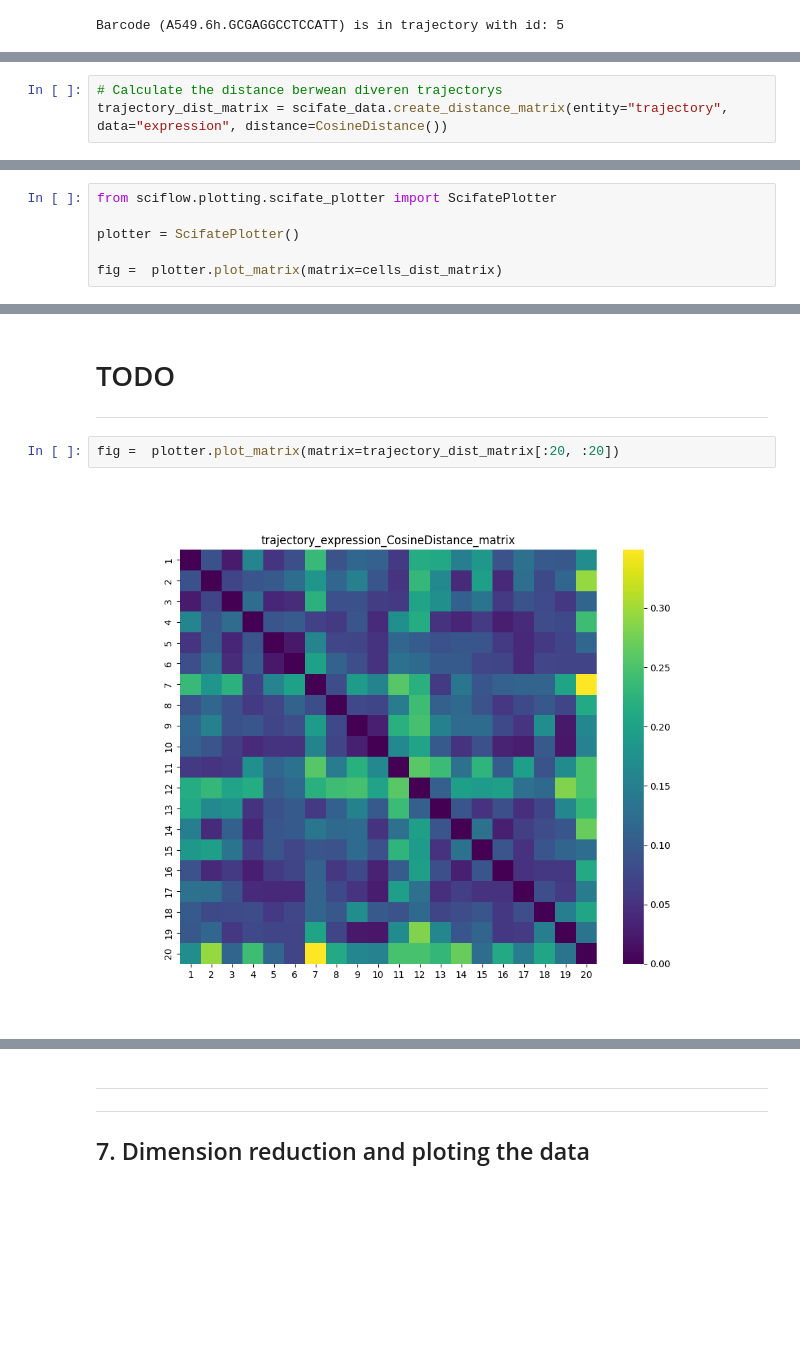
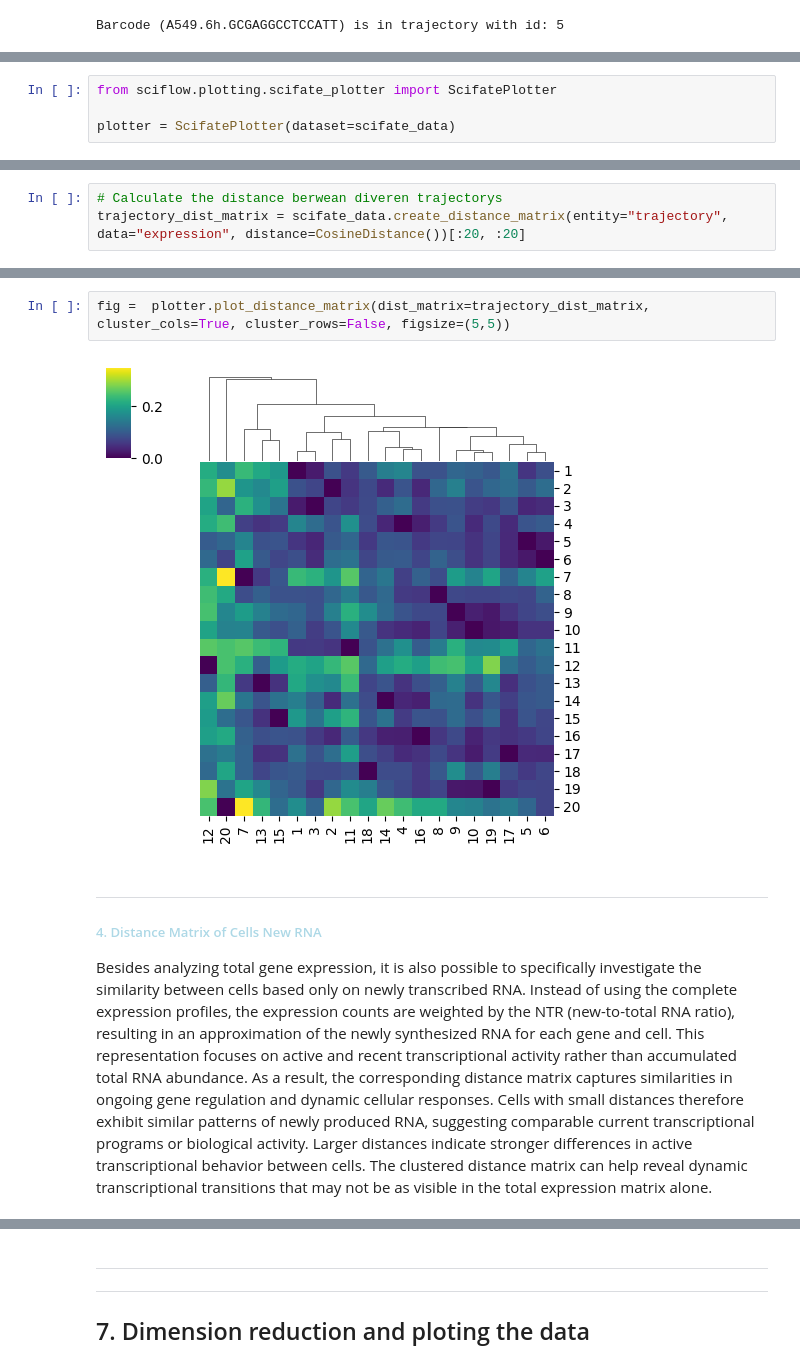
Before and after one commit to ZanderNic/sciflow, a Jupyter notebook: notebooks/01_tutorial.ipynb, the cells around one changed output, grey strips where cells are left out. Saved outputs shown, nothing was run; the diff lists cells and outputs as text; blank space fills up the shorter version.

```diff
--- a/notebooks/01_tutorial.ipynb
+++ b/notebooks/01_tutorial.ipynb
@@ -407,3 +451,7 @@ For example:
   rows = trajectories, columns = concatenated trajectory features
 
 The resulting distance matrices are stored as `LabeledDistanceMatrix` objects and can optionally be cached inside the dataset for later reuse.
+# %%
+from sciflow.plotting.scifate_plotter import ScifatePlotter
+
+plotter = ScifatePlotter(dataset=scifate_data)
@@ -418,3 +498,3 @@ genes_dist_matrix = scifate_data.create_distance_matrix(matrix=expression_genes,
 # %%
 # Calculate the distance berwean diveren trajectorys
-trajectory_dist_matrix = scifate_data.create_distance_matrix(entity="trajectory", data="expression", distance=CosineDistance())
+trajectory_dist_matrix = scifate_data.create_distance_matrix(entity="trajectory", data="expression", distance=CosineDistance())[:20, :20]
@@ -424,6 +500,0 @@ trajectory_dist_matrix = scifate_data.create_distance_matrix(entity="trajectory"
-# %%
-from sciflow.plotting.scifate_plotter import ScifatePlotter
-
-plotter = ScifatePlotter()
-
-fig =  plotter.plot_matrix(matrix=cells_dist_matrix)
@@ -440,8 +501,9 @@ fig =  plotter.plot_matrix(matrix=genes_dist_matrix)
-# %% [markdown]
-# TODO
-
----
 # %%
-fig =  plotter.plot_matrix(matrix=trajectory_dist_matrix[:20, :20])
+fig =  plotter.plot_distance_matrix(dist_matrix=trajectory_dist_matrix, cluster_cols=True, cluster_rows=False, figsize=(5,5))
 # %% [output]
-[figure, old version]
+[figure, new version]
+# %% [markdown]
+---
+##### <span style="color:lightblue">4. Distance Matrix of Cells New RNA</span>
+
+Besides analyzing total gene expression, it is also possible to specifically investigate the similarity between cells based only on newly transcribed RNA. Instead of using the complete expression profiles, the expression counts are weighted by the NTR (new-to-total RNA ratio), resulting in an approximation of the newly synthesized RNA for each gene and cell. This representation focuses on active and recent transcriptional activity rather than accumulated total RNA abundance. As a result, the corresponding distance matrix captures similarities in ongoing gene regulation and dynamic cellular responses. Cells with small distances therefore exhibit similar patterns of newly produced RNA, suggesting comparable current transcriptional programs or biological activity. Larger distances indicate stronger differences in active transcriptional behavior between cells. The clustered distance matrix can help reveal dynamic transcriptional transitions that may not be as visible in the total expression matrix alone.
```
Also changed, not shown: parts of 37 cells of this notebook, 4 other files.
